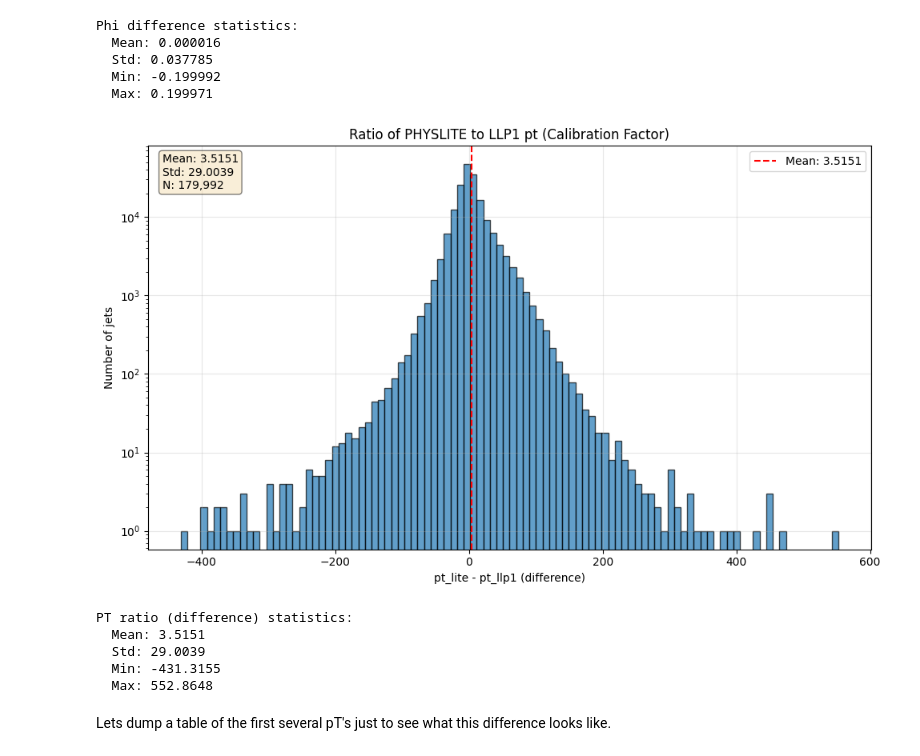
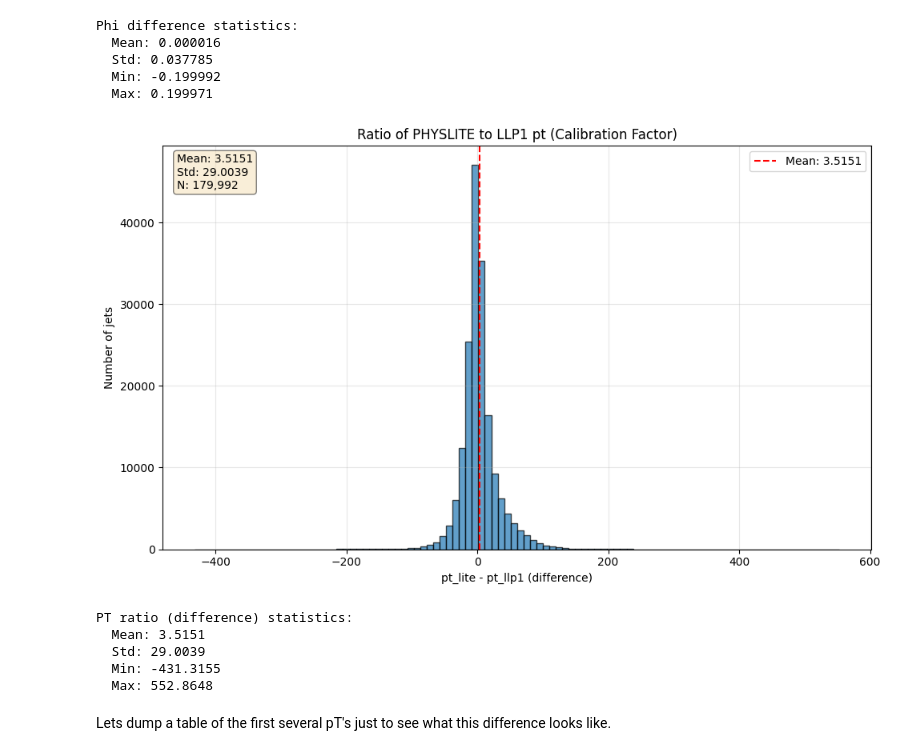
Before and after one commit to gordonwatts/sx_training_fetch, a Jupyter notebook: notebooks/006 - Test PHYSLITE Combo.ipynb, the cells around one changed output. Cells and saved outputs as stored; diff of their text form; code cells hidden in the pictures.

```diff
--- a/notebooks/006 - Test PHYSLITE Combo.ipynb
+++ b/notebooks/006 - Test PHYSLITE Combo.ipynb
@@ -531,35 +531,35 @@ Phi difference statistics:
 import matplotlib.pyplot as plt
 
 # Calculate pt ratio (calibration factor)
 pt_ratio = combined.pt_lite - combined.pt_llp1
 
 # Create the plot
 plt.figure(figsize=(10, 6))
 plt.hist(ak.to_numpy(pt_ratio), bins=100, edgecolor='black', alpha=0.7)
 plt.xlabel('pt_lite - pt_llp1 (difference)')
 plt.ylabel('Number of jets')
-plt.yscale('log')
+# plt.yscale('log')
 plt.title('Ratio of PHYSLITE to LLP1 pt (Calibration Factor)')
 plt.grid(True, alpha=0.3)
 
 # Add statistics to the plot
 mean_ratio = ak.mean(pt_ratio)
 std_ratio = ak.std(pt_ratio)
 plt.axvline(mean_ratio, color='red', linestyle='--', label=f'Mean: {mean_ratio:.4f}')
 plt.text(0.02, 0.98, f'Mean: {mean_ratio:.4f}\nStd: {std_ratio:.4f}\nN: {len(pt_ratio):,}',
          transform=plt.gca().transAxes, verticalalignment='top',
          bbox=dict(boxstyle='round', facecolor='wheat', alpha=0.5))
 plt.legend()
 plt.tight_layout()
 plt.show()
 
 print(f"PT ratio (difference) statistics:")
 print(f"  Mean: {mean_ratio:.4f}")
 print(f"  Std: {std_ratio:.4f}")
 print(f"  Min: {ak.min(pt_ratio):.4f}")
 print(f"  Max: {ak.max(pt_ratio):.4f}")
 # %% [output]
-[figure, old version]
+[figure, new version]
 PT ratio (difference) statistics:
   Mean: 3.5151
   Std: 29.0039
```
Also changed, not shown: parts of 7 cells of this notebook.
